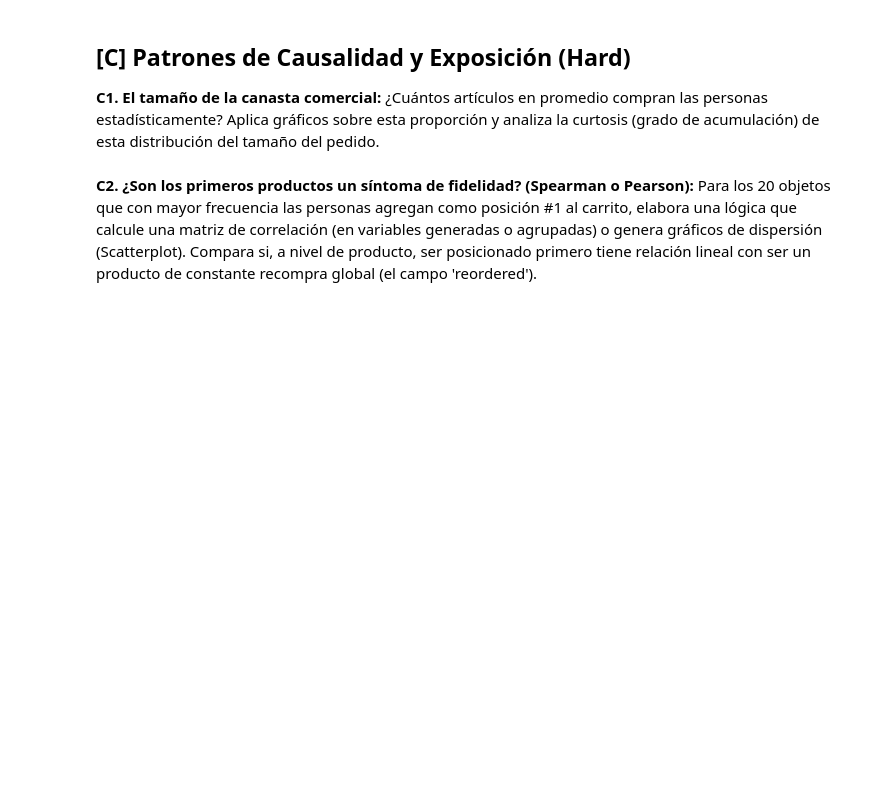
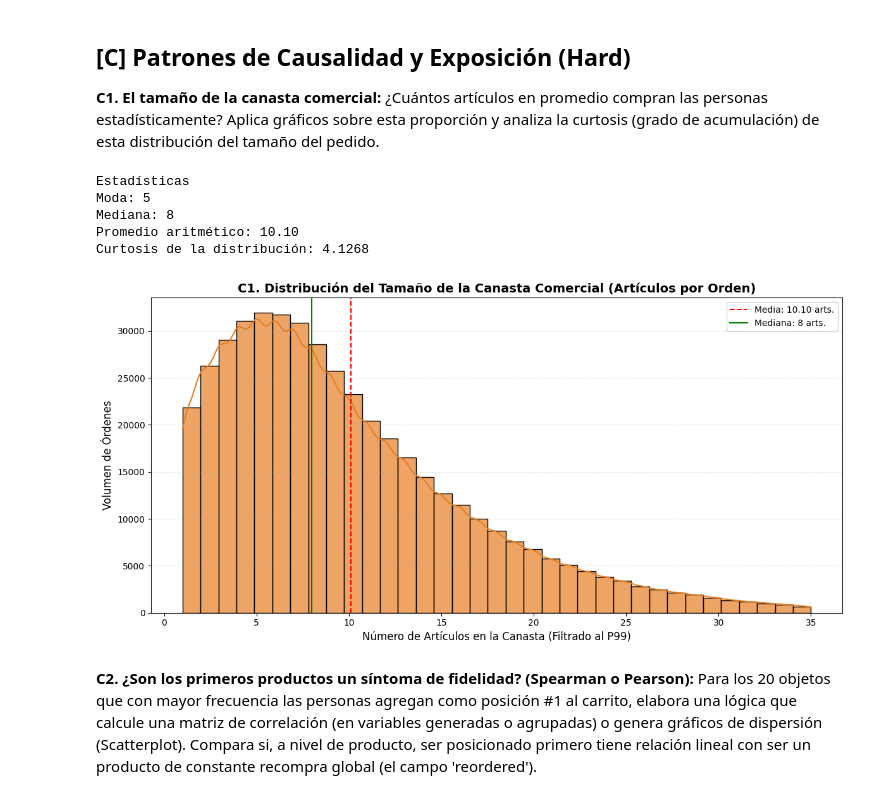
Before and after one commit to osbonilla/ds-week-2, a Jupyter notebook: taller_3_nombre_apellido.ipynb, the cells around one changed output. Drawn from its saved outputs; the diff is of its cells as text; code cells hidden in the pictures; blank space fills up the shorter version.

```diff
--- a/taller_3_nombre_apellido.ipynb
+++ b/taller_3_nombre_apellido.ipynb
@@ -690,6 +690,59 @@ Al revisar el Top 20, el 80% o más de los productos más vendidos provienen exc
 
 **C1. El tamaño de la canasta comercial:**
 ¿Cuántos artículos en promedio compran las personas estadísticamente? Aplica gráficos sobre esta proporción y analiza la curtosis (grado de acumulación) de esta distribución del tamaño del pedido.
+# %%
+# Agrupacion por order_id
+basket_sizes = order_products.groupby('order_id').size().reset_index(name='basket_size')
+
+# estadisticos
+mean_basket = basket_sizes['basket_size'].mean()
+median_basket = basket_sizes['basket_size'].median()
+mode_basket = basket_sizes['basket_size'].mode()[0]
+kurtosis_basket = basket_sizes['basket_size'].kurt()
+
+print("Estadísticas")
+print(f"Moda: {mode_basket}")
+print(f"Mediana: {median_basket:.0f}")
+print(f"Promedio aritmético: {mean_basket:.2f}")
+print(f"Curtosis de la distribución: {kurtosis_basket:.4f}\n")
+# %% [output]
+Estadísticas
+Moda: 5
+Mediana: 8
+Promedio aritmético: 10.10
+Curtosis de la distribución: 4.1268
+# %%
+# Visualizacion
+plt.figure(figsize=(12, 6))
+
+# histograma con estimación de densidad
+p99 = basket_sizes['basket_size'].quantile(0.99)
+data_to_plot = basket_sizes[basket_sizes['basket_size'] <= p99]['basket_size']
+
+sns.histplot(
+    data_to_plot,
+    bins=int(p99), # Una barra por cada tamaño de canasta
+    kde=True,
+    color='#E67E22',
+    edgecolor='black',
+    alpha=0.7
+)
+
+# lineas de referencia
+plt.axvline(mean_basket, color='red', linestyle='--', label=f'Media: {mean_basket:.2f} arts.')
+plt.axvline(median_basket, color='green', linestyle='-', label=f'Mediana: {median_basket:.0f} arts.')
+
+# estetica
+plt.title('C1. Distribución del Tamaño de la Canasta Comercial (Artículos por Orden)', fontsize=14, fontweight='bold')
+plt.xlabel('Número de Artículos en la Canasta (Filtrado al P99)', fontsize=12)
+plt.ylabel('Volumen de Órdenes', fontsize=12)
+plt.legend()
+plt.grid(axis='y', alpha=0.3, linestyle='--')
+
+plt.tight_layout()
+plt.show()
+# %% [output]
+[figure, added]
 # %% [markdown]
 **C2. ¿Son los primeros productos un síntoma de fidelidad? (Spearman o Pearson):**
 Para los 20 objetos que con mayor frecuencia las personas agregan como posición #1 al carrito, elabora una lógica que calcule una matriz de correlación (en variables generadas o agrupadas) o genera gráficos de dispersión (Scatterplot). Compara si, a nivel de producto, ser posicionado primero tiene relación lineal con ser un producto de constante recompra global (el campo 'reordered').
```
Also changed, not shown: parts of 1 cell of this notebook.
